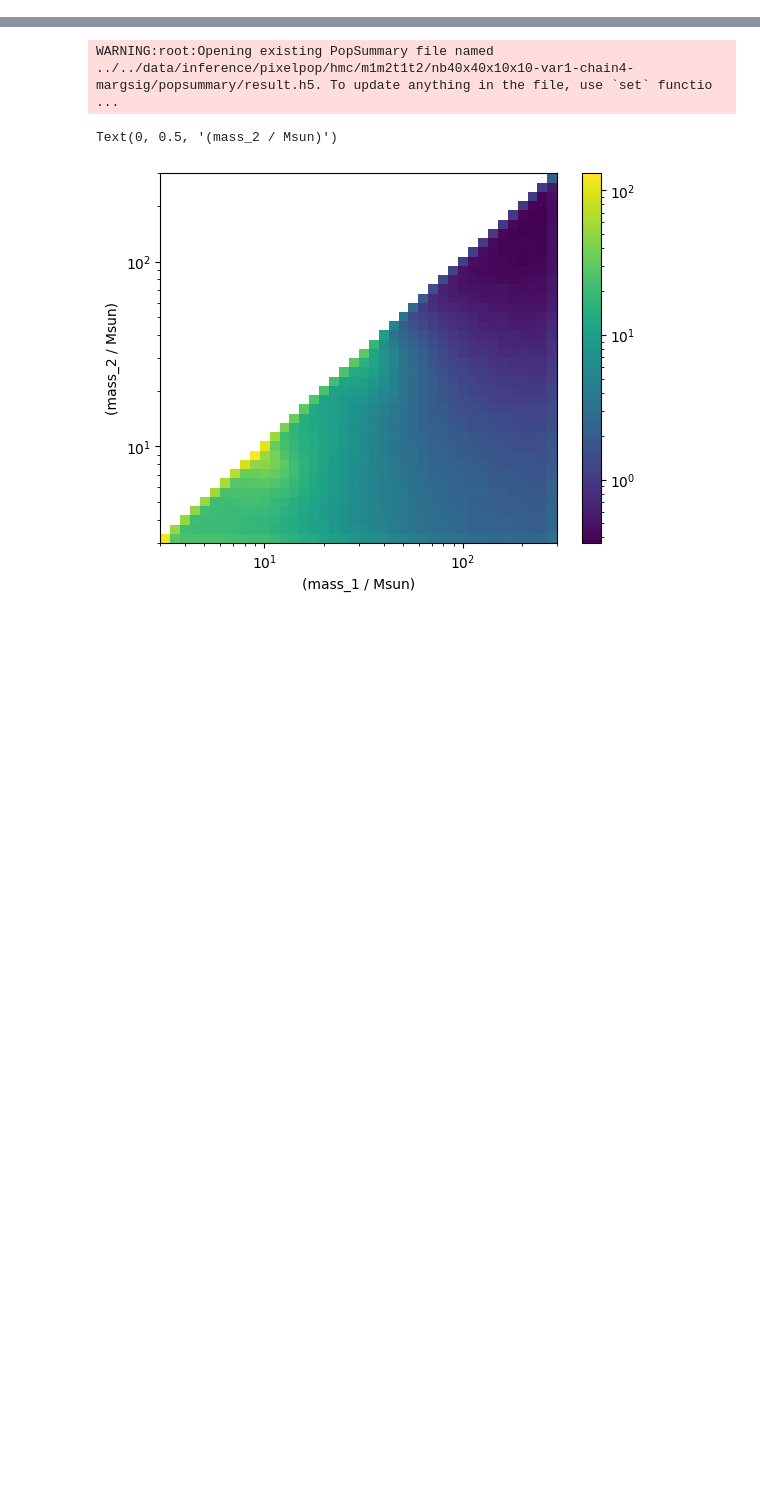
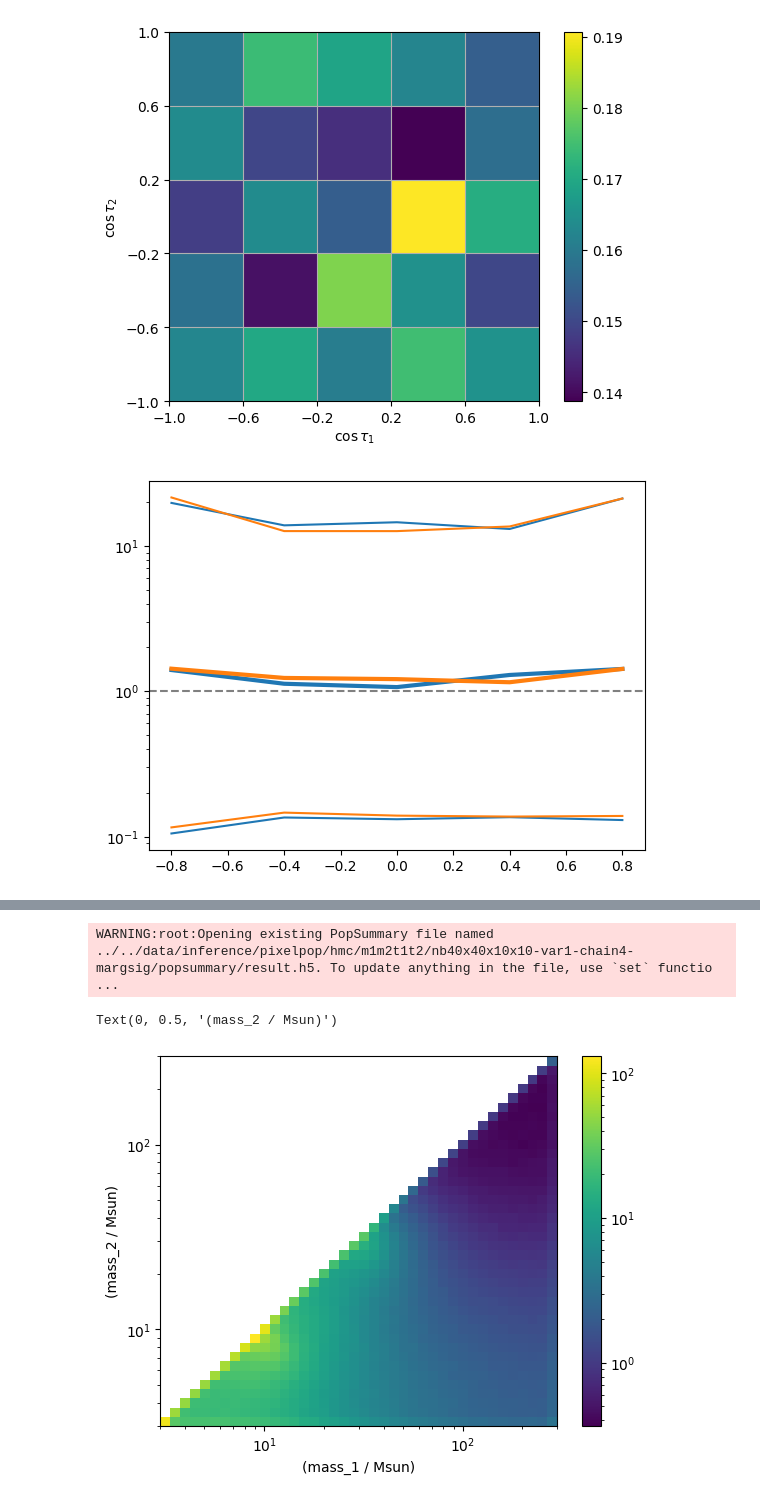
Before and after one commit to noahewolfe/tilts-and-kicks, a Jupyter notebook: code/flexible/26-06-02.ipynb, the cells around one changed output, grey strips where cells are left out. Cells and saved outputs as stored; diff of their text form; code cells hidden in the pictures; blank space fills up the shorter version.

```diff
--- a/code/flexible/26-06-02.ipynb
+++ b/code/flexible/26-06-02.ipynb
@@ -5,0 +181,77 @@ import h5ify
+# %%
+import numpy as np
+
+for midx in [4, 6, 10, 12, 15]:
+    m2idx = 4
+
+    rate_ct = rate[:, midx, m2idx, -1, -1]
+    median_rate_ct = np.quantile(rate_ct, 0.5, axis=0) #np.median(rate_ct, axis=0)
+    #median_rate_ct = (median_rate_ct - median_rate_ct.max()) / median_rate_ct.max()
+
+    fig, ax = plt.subplots()
+    #ax.set_title(rf'$m_1 = {np.exp(bins[0][midx,0,0,0]):.3f}, m_2 = {np.exp(bins[1][0,m2idx,0,0]):.3f}$')
+    im = ax.pcolormesh(
+        bins[4][midx, m2idx, 0, 0],
+        bins[5][midx, m2idx, 0, 0],
+        median_rate_ct,
+        #vmin=0.3,
+        #vmax=1
+    )
+    ax.set_box_aspect(1)
+    ax.set_xlabel(r'$\cos \tau_1$')
+    ax.set_ylabel(r'$\cos \tau_2$')
+    plt.colorbar(im);
+
+    ax.set_xticks([-1, -0.6, -0.2, 0.2, 0.6, 1])
+    ax.set_yticks([-1, -0.6, -0.2, 0.2, 0.6, 1])
+    ax.grid()
+
+    p_c1 = np.exp(logsumexp(np.log(rate_ct), axis=-1) + np.log(0.4))
+    p_c2 = np.exp(logsumexp(np.log(rate_ct), axis=1) + np.log(0.4))
+
+    cts = bins[4][midx, m2idx, 0, 0, :, 0]
+
+    fig, ax = plt.subplots()
+    ax.plot(
+        (cts[1:] + cts[:-1]) / 2,
+        np.quantile(p_c1, 0.05, axis=0),
+        color='C0'
+    )
+
+    ax.plot(
+        (cts[1:] + cts[:-1]) / 2,
+        np.quantile(p_c1, 0.5, axis=0),
+        color='C0',
+        lw=3
+    )
+
+    ax.plot(
+        (cts[1:] + cts[:-1]) / 2,
+        np.quantile(p_c1, 0.95, axis=0),
+        color='C0'
+    )
+
+    ax.plot(
+        (cts[1:] + cts[:-1]) / 2,
+        np.quantile(p_c2, 0.05, axis=0),
+        color='C1'
+    )
+
+    ax.plot(
+        (cts[1:] + cts[:-1]) / 2,
+        np.quantile(p_c2, 0.5, axis=0),
+        color='C1',
+        lw=3
+    )
+
+    ax.plot(
+        (cts[1:] + cts[:-1]) / 2,
+        np.quantile(p_c2, 0.95, axis=0),
+        color='C1'
+    )
+
+    ax.axhline(y=1, linestyle='--', color='grey')
+    ax.set_yscale('log')
+# %% [output]
+[figure, added]
+[figure, added]
```
Also changed, not shown: parts of 19 cells of this notebook, 4 other files.
